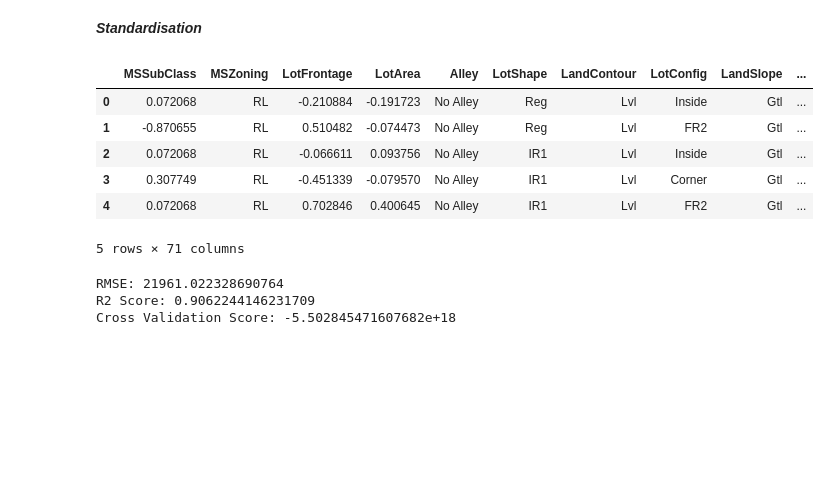
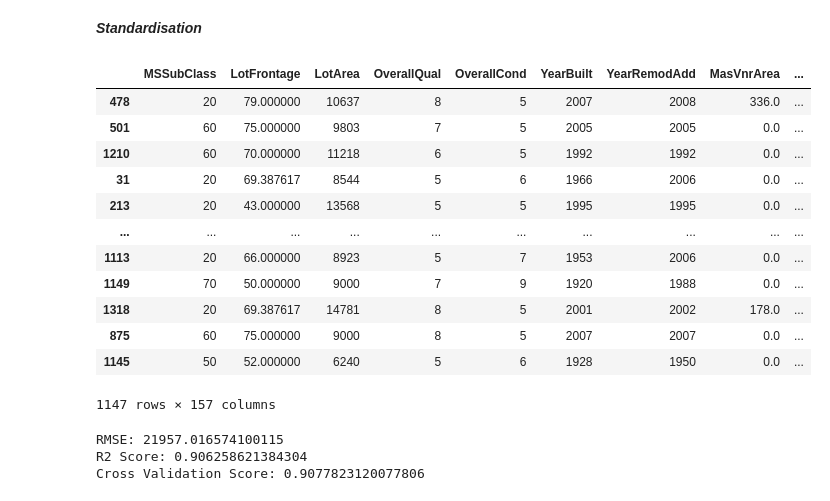
Before and after one commit to adityasngh/Kaggle-House-Prices-Regression, a Jupyter notebook: Kaggle_House_Prices_Regression.ipynb, the cells around one changed output. Drawn from its saved outputs; the diff is of its cells as text; code cells hidden in the pictures; blank space fills up the shorter version.

```diff
--- a/Kaggle_House_Prices_Regression.ipynb
+++ b/Kaggle_House_Prices_Regression.ipynb
@@ -1394,16 +1377,23 @@ df_num.drop('SalePrice', inplace=True, axis = 'columns')
 # %%
 from sklearn.preprocessing import StandardScaler
 scaler = StandardScaler()
-df[df_num.columns.values] = scaler.fit_transform(df[df_num.columns.values])
-df.head()
+scaler.fit_transform(X_train, y_train)
+scaler.fit_transform(X_test)
+X_train
 # %% [output]
-|  | MSSubClass | MSZoning | LotFrontage | LotArea | Alley | LotShape | LandContour | LotConfig | LandSlope | ... |
-| 0 | 0.072068 | RL | -0.210884 | -0.191723 | No Alley | Reg | Lvl | Inside | Gtl | ... |
-| 1 | -0.870655 | RL | 0.510482 | -0.074473 | No Alley | Reg | Lvl | FR2 | Gtl | ... |
-| 2 | 0.072068 | RL | -0.066611 | 0.093756 | No Alley | IR1 | Lvl | Inside | Gtl | ... |
-| 3 | 0.307749 | RL | -0.451339 | -0.079570 | No Alley | IR1 | Lvl | Corner | Gtl | ... |
-| 4 | 0.072068 | RL | 0.702846 | 0.400645 | No Alley | IR1 | Lvl | FR2 | Gtl | ... |
+|  | MSSubClass | LotFrontage | LotArea | OverallQual | OverallCond | YearBuilt | YearRemodAdd | MasVnrArea | ... |
+| 478 | 20 | 79.000000 | 10637 | 8 | 5 | 2007 | 2008 | 336.0 | ... |
+| 501 | 60 | 75.000000 | 9803 | 7 | 5 | 2005 | 2005 | 0.0 | ... |
+| 1210 | 60 | 70.000000 | 11218 | 6 | 5 | 1992 | 1992 | 0.0 | ... |
+| 31 | 20 | 69.387617 | 8544 | 5 | 6 | 1966 | 2006 | 0.0 | ... |
+| 213 | 20 | 43.000000 | 13568 | 5 | 5 | 1995 | 1995 | 0.0 | ... |
+| ... | ... | ... | ... | ... | ... | ... | ... | ... | ... |
+| 1113 | 20 | 66.000000 | 8923 | 5 | 7 | 1953 | 2006 | 0.0 | ... |
+| 1149 | 70 | 50.000000 | 9000 | 7 | 9 | 1920 | 1988 | 0.0 | ... |
+| 1318 | 20 | 69.387617 | 14781 | 8 | 5 | 2001 | 2002 | 178.0 | ... |
+| 875 | 60 | 75.000000 | 9000 | 8 | 5 | 2007 | 2007 | 0.0 | ... |
+| 1145 | 50 | 52.000000 | 6240 | 5 | 6 | 1928 | 1950 | 0.0 | ... |
-5 rows × 71 columns
+1147 rows × 157 columns
 # %%
 from sklearn.linear_model import LinearRegression
 from sklearn.metrics import mean_squared_error, r2_score
@@ -1416,9 +1406,9 @@ print (f"RMSE: {np.sqrt(mean_squared_error(y_test, y_pred))}")
 print (f"R2 Score: {r2_score(y_test, y_pred)}")
 print (f"Cross Validation Score: {cross_val_score(lr, X_train, y_train, cv=5).mean()}")
 # %% [output]
-RMSE: 21961.022328690764
-R2 Score: 0.9062244146231709
-Cross Validation Score: -5.502845471607682e+18
+RMSE: 21957.016574100115
+R2 Score: 0.906258621384304
+Cross Validation Score: 0.9077823120077806
 # %%
 #Train lasso regression model
 from sklearn.linear_model import Lasso
```
Also changed, not shown: parts of 11 cells of this notebook.
